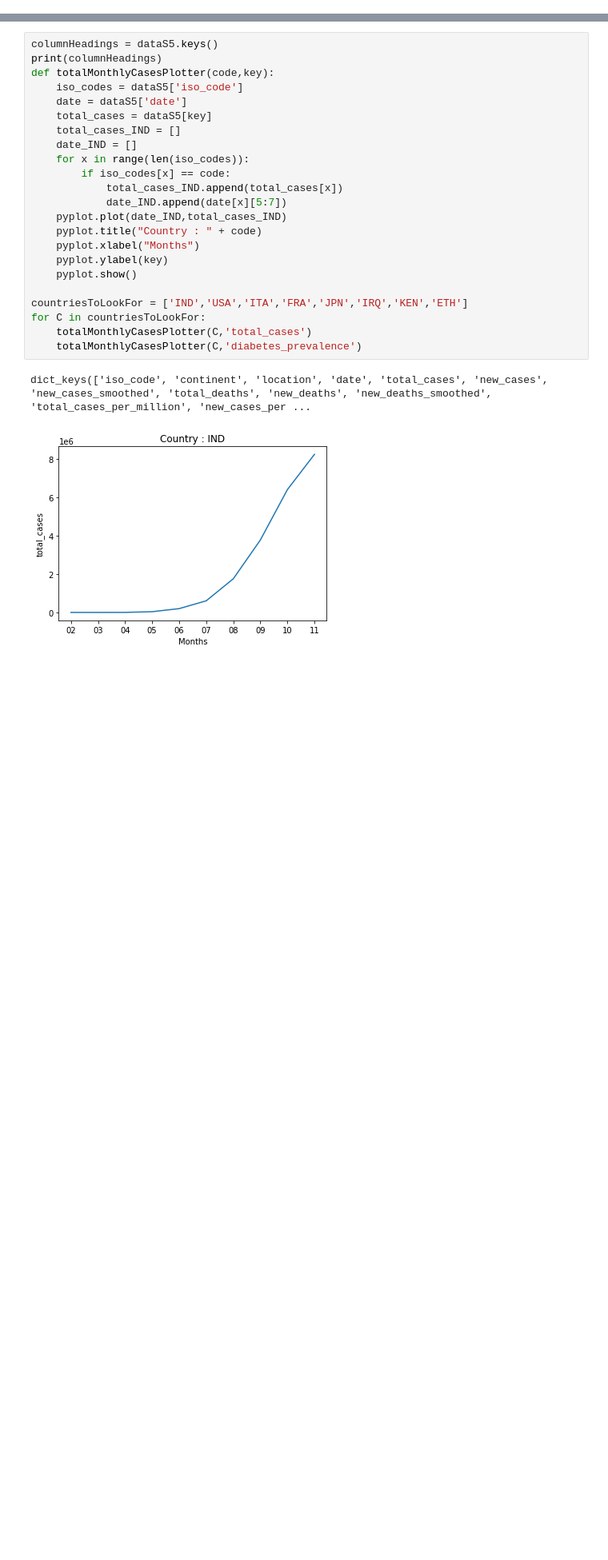
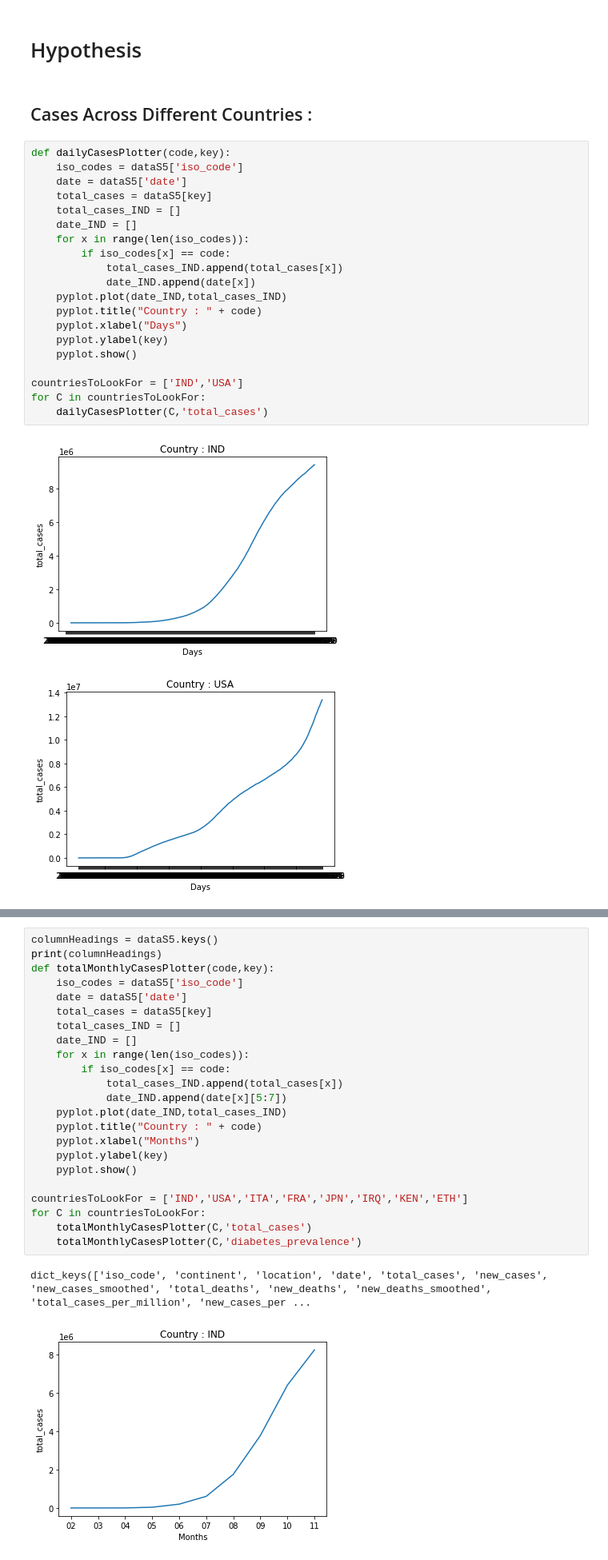
Before and after one commit to AtulSingh-Emyre/Data-Analysis-Covid-cases, a Jupyter notebook: code base/Untitled.ipynb, the cells around one changed output, grey strips where cells are left out. Shown: that part at 80% size. Drawn from its saved outputs; the diff is of its cells as text; blank space fills up the shorter version.

```diff
--- a/code base/Untitled.ipynb
+++ b/code base/Untitled.ipynb
@@ -27,0 +131,27 @@ print(dataS5)
+# %% [markdown]
+<H1> Hypothesis </H1>
+# %% [markdown]
+<h2> Cases Across Different Countries :</h2>
+# %%
+def dailyCasesPlotter(code,key):
+    iso_codes = dataS5['iso_code']
+    date = dataS5['date']
+    total_cases = dataS5[key]
+    total_cases_IND = []
+    date_IND = []
+    for x in range(len(iso_codes)):
+        if iso_codes[x] == code:
+            total_cases_IND.append(total_cases[x])
+            date_IND.append(date[x])
+    pyplot.plot(date_IND,total_cases_IND)
+    pyplot.title("Country : " + code)
+    pyplot.xlabel("Days")
+    pyplot.ylabel(key)
+    pyplot.show()
+
+countriesToLookFor = ['IND','USA']
+for C in countriesToLookFor:
+    dailyCasesPlotter(C,'total_cases')
+# %% [output]
+[figure, added]
+[figure, added]
```
Also changed, not shown: parts of 19 cells of this notebook, 7 other files.
